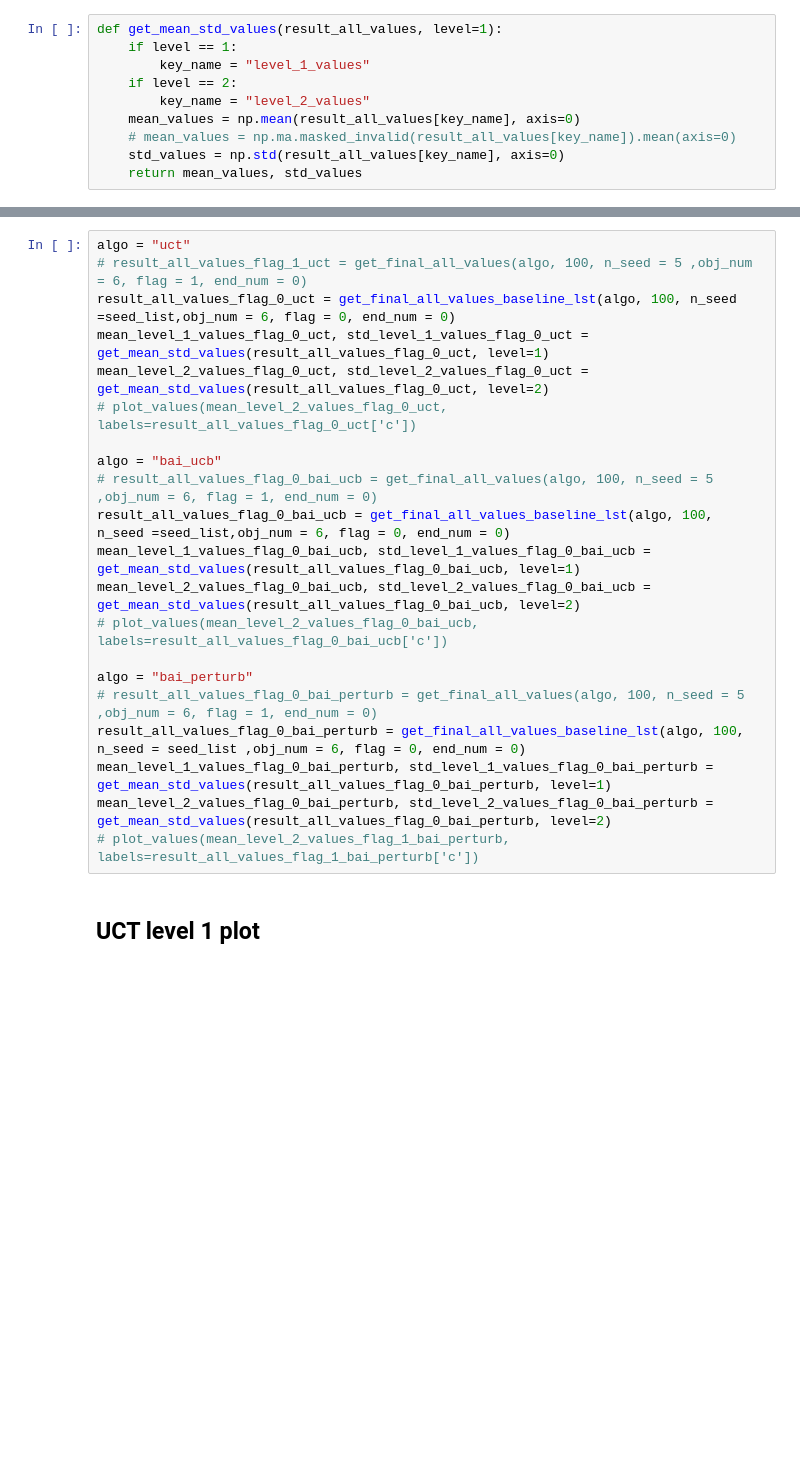
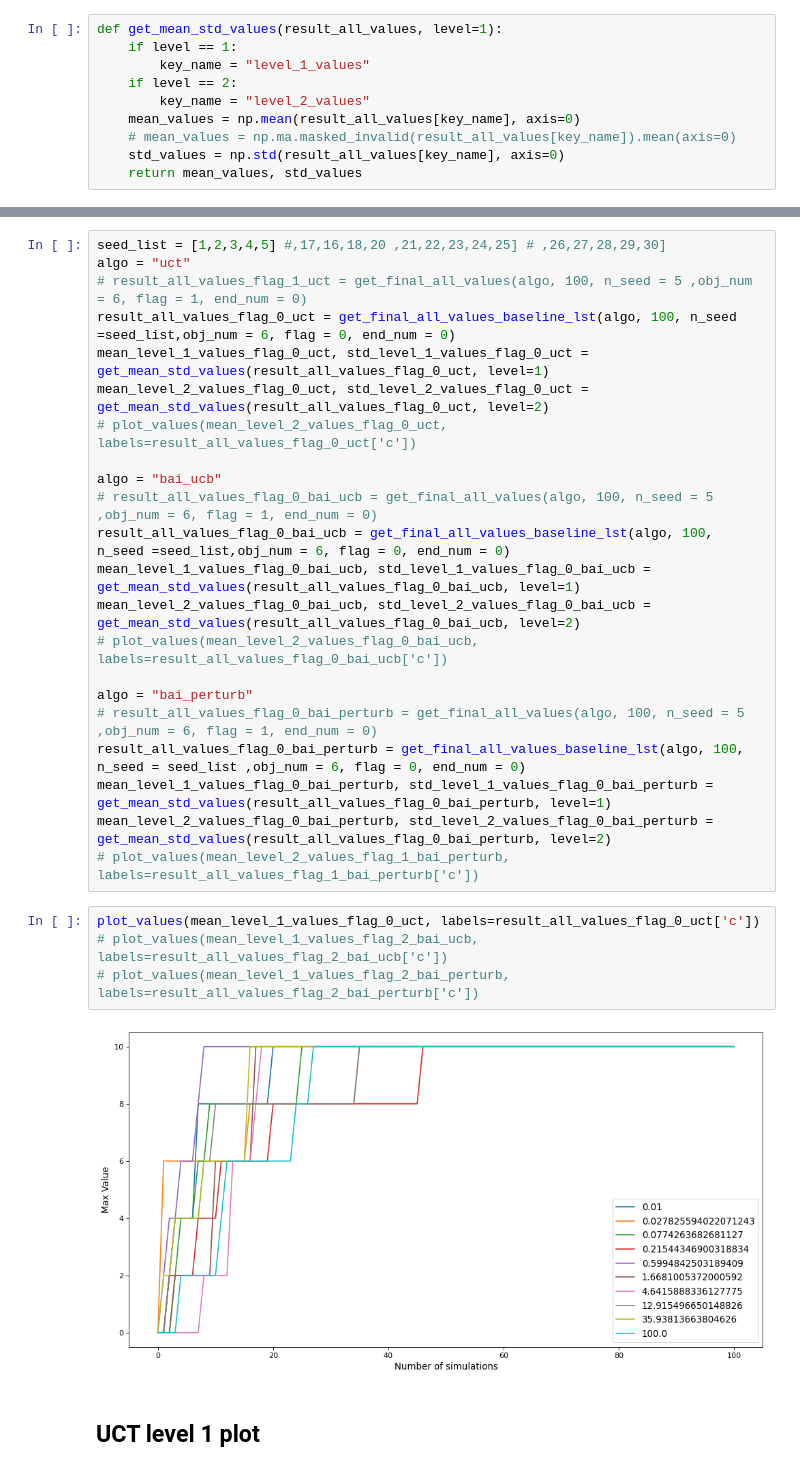
Before and after one commit to juju0111/pytamp, a Jupyter notebook: results/benchmark3/benchmark3_rearr_level_2.ipynb, the cells around one changed output, grey strips where cells are left out. Cells and saved outputs as stored; diff of their text form; blank space fills up the shorter version.

```diff
--- a/results/benchmark3/benchmark3_rearr_level_2.ipynb
+++ b/results/benchmark3/benchmark3_rearr_level_2.ipynb
@@ -282,4 +310,5 @@ mean_level_2_values_flag_1_bai_perturb, std_level_2_values_flag_1_bai_perturb =
 # %%
+seed_list = [1,2,3,4,5] #,17,16,18,20 ,21,22,23,24,25] # ,26,27,28,29,30]
 algo = "uct"
 # result_all_values_flag_1_uct = get_final_all_values(algo, 100, n_seed = 5 ,obj_num = 6, flag = 1, end_num = 0)
 result_all_values_flag_0_uct = get_final_all_values_baseline_lst(algo, 100, n_seed =seed_list,obj_num = 6, flag = 0, end_num = 0)
@@ -300,6 +329,12 @@ result_all_values_flag_0_bai_perturb = get_final_all_values_baseline_lst(algo, 1
 mean_level_1_values_flag_0_bai_perturb, std_level_1_values_flag_0_bai_perturb = get_mean_std_values(result_all_values_flag_0_bai_perturb, level=1)
 mean_level_2_values_flag_0_bai_perturb, std_level_2_values_flag_0_bai_perturb = get_mean_std_values(result_all_values_flag_0_bai_perturb, level=2)
 # plot_values(mean_level_2_values_flag_1_bai_perturb, labels=result_all_values_flag_1_bai_perturb['c'])
+# %%
+plot_values(mean_level_1_values_flag_0_uct, labels=result_all_values_flag_0_uct['c'])
+# plot_values(mean_level_1_values_flag_2_bai_ucb, labels=result_all_values_flag_2_bai_ucb['c'])
+# plot_values(mean_level_1_values_flag_2_bai_perturb, labels=result_all_values_flag_2_bai_perturb['c'])
+# %% [output]
+[figure, added]
 # %% [markdown]
 ## UCT level 1 plot
 # %%
```
Also changed, not shown: parts of 8 cells of this notebook, 6 other files.
